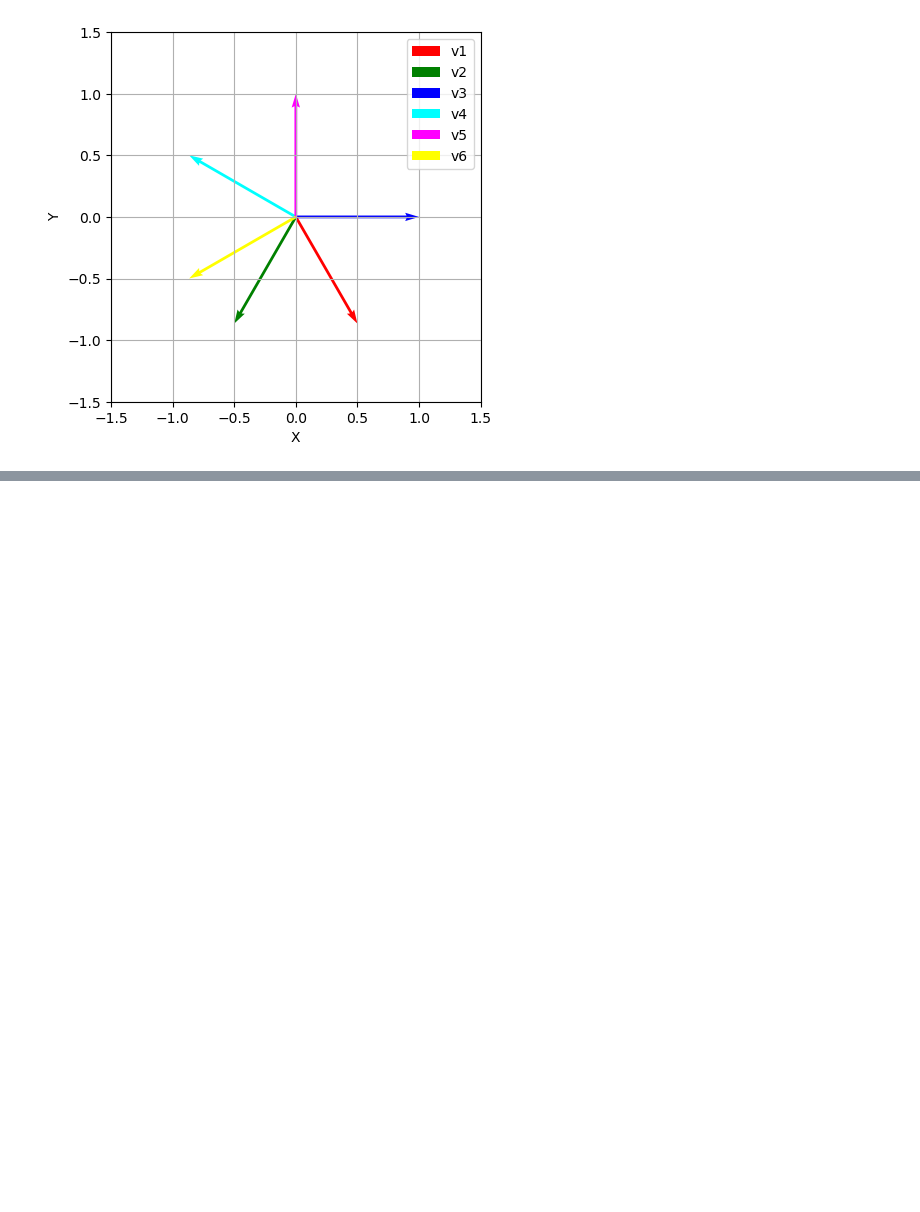
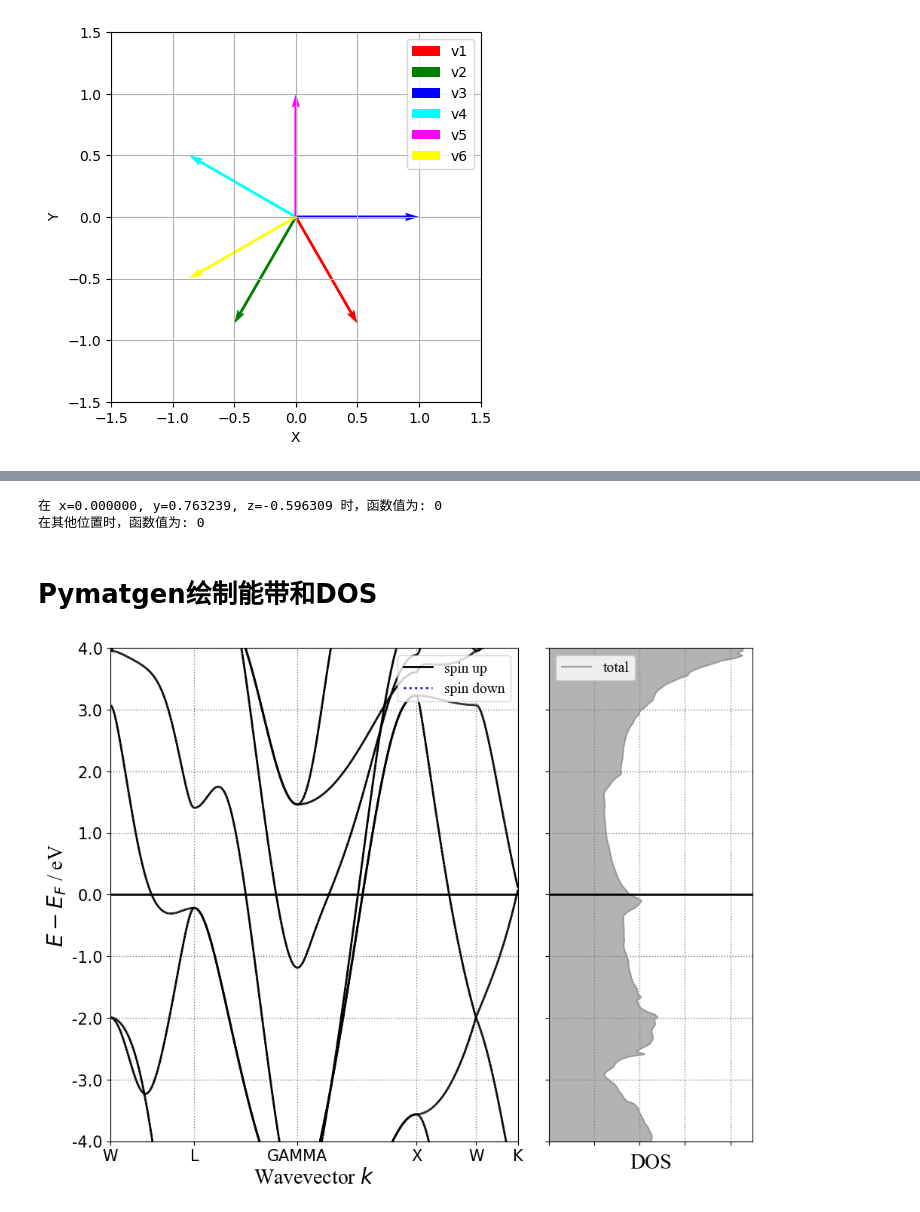
Before and after one commit to JLU-ICCMS-MaYuan/my_script, a Jupyter notebook: notebook/use_pmg.ipynb, the cells around one changed output, grey strips where cells are left out. Drawn from its saved outputs; the diff is of its cells as text; code cells hidden in the pictures; blank space fills up the shorter version.

```diff
--- a/notebook/use_pmg.ipynb
+++ b/notebook/use_pmg.ipynb
@@ -618,0 +1138,59 @@ v2和v3的夹角: 120.00000022772926
+# %%
+import sympy as sp
+
+# 定义符号变量
+x, y, z = sp.symbols('x y z')
+
+# 定义分段函数
+f = sp.Piecewise((1, (x, y, z) == (0.000000, 0.763239, -0.596309)), (0, True))
+
+# 测试分段函数
+result = f.subs({x: 0.000000, y: 0.763239, z: -0.596309})
+print("在 x=0.000000, y=0.763239, z=-0.596309 时，函数值为:", result)
+
+# 测试其他位置
+result = f.subs({x: 1, y: 2, z: 3})
+print("在其他位置时，函数值为:", result)
+# %% [output]
+在 x=0.000000, y=0.763239, z=-0.596309 时，函数值为: 0
+在其他位置时，函数值为: 0
+# %% [markdown]
+# Pymatgen绘制能带和DOS
+# %%
+import sys
+import os
+import numpy as np
+
+import matplotlib.pyplot as plt
+# from matplotlib.collections import LineCollection
+# from matplotlib.gridspec import GridSpec
+
+
+from pymatgen.io.vasp.outputs import Vasprun
+# from pymatgen.electronic_structure.core import Spin, OrbitalType
+# from pymatgen.electronic_structure import plotter
+from pymatgen.electronic_structure.plotter import BSDOSPlotter, BSPlotter, BSPlotterProjected, DosPlotter
+
+eledosfile = "../test/dos_vasprun.xml"# such as, eledos/vasprun.xml
+ebandfile = "../test/band_vasprun.xml" # such as, eband/vasprun.xml
+ebandkpoints = "../test/KPOINTS" # such as, eband/KPOINTS
+
+dosrun = Vasprun(eledosfile, parse_potcar_file=False)
+dos_data = dosrun.complete_dos
+
+# bands
+bs_run = Vasprun(ebandfile, parse_projected_eigen=True, parse_potcar_file=False)
+bs_data = bs_run.get_band_structure(
+                                kpoints_filename=ebandkpoints,
+                                # efermi=dosrun.efermi,
+                                line_mode=True,
+                                )
+# %%
+# 能带图加上态密度
+# 无投影的能带和态密度
+plot1 = BSDOSPlotter(bs_projection = None, dos_projection= None)
+plot1.get_plot(bs=bs_data,dos=dos_data)
+plt.savefig('1.band_dos.png',dpi=300)
+plt.show()
+# %% [output]
+[figure, added]
```
Also changed, not shown: parts of 36 cells of this notebook, 6 other files.
